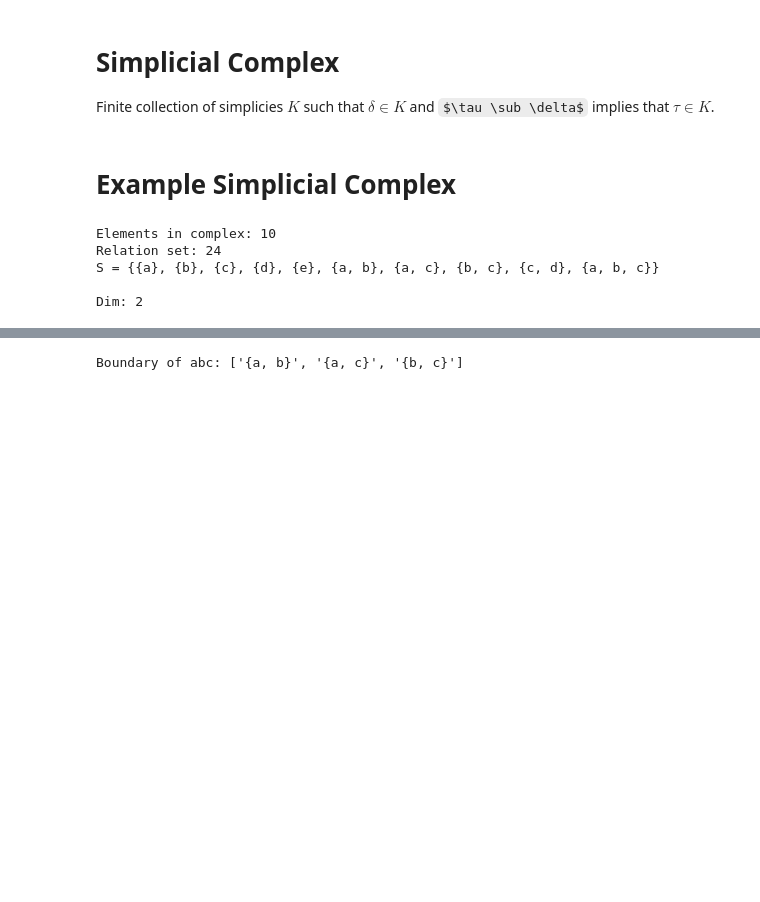
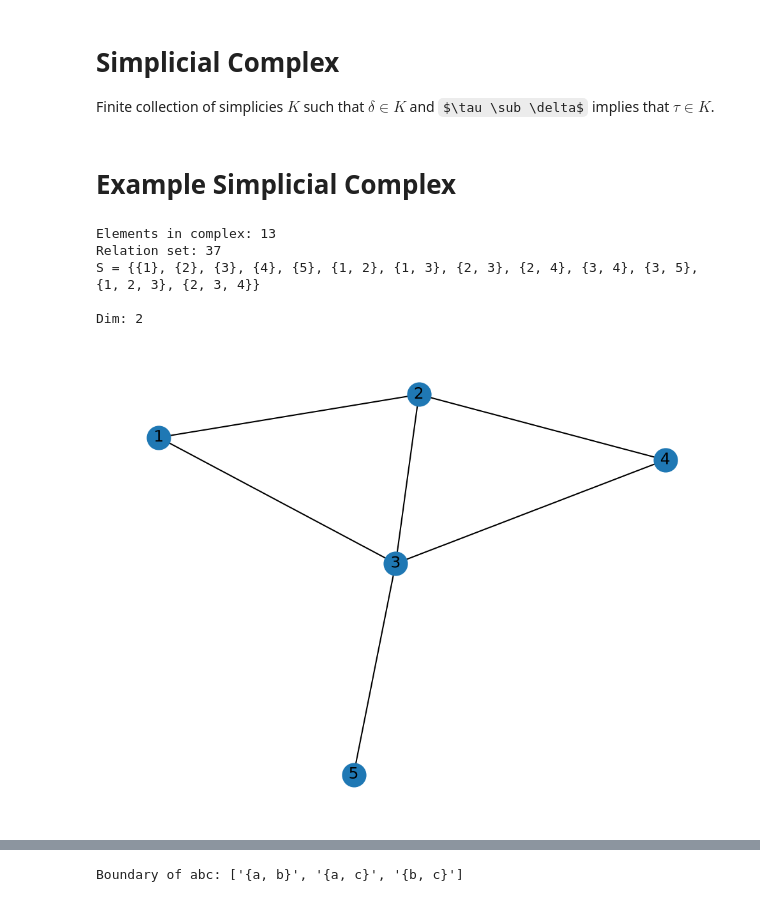
Before and after one commit to ryanj-0/simplicial_complex_proj, a Jupyter notebook: simplicial_complex.ipynb, the cells around one changed output, grey strips where cells are left out. Saved outputs shown, nothing was run; the diff lists cells and outputs as text; code cells hidden in the pictures; some formulas as TeX source; blank space fills up the shorter version.

```diff
--- a/simplicial_complex.ipynb
+++ b/simplicial_complex.ipynb
@@ -39,18 +39,18 @@ Finite collection of simplicies $K$ such that $\delta \in K$ and $\tau \sub \del
 # %% [markdown]
 # Example Simplicial Complex
 # %%
-# Simple (Complex with 2, 1, and 0-simplex)
-test_complex = SimplicialComplex([{"a","b","c"}, {"c","d"}, {"e"}])
-print(f"Elements in complex: {len(test_complex.S)}")
-print(f"Relation set: {len(test_complex.R)}")
-print(test_complex)
+# Two Triangles and a Tail
+two_triangles = SimplicialComplex([(1,2,3),(2,3,4),(3,5)])
+print(f"Elements in complex: {len(two_triangles.S)}")
+print(f"Relation set: {len(two_triangles.R)}")
+print(f"{two_triangles}\n")
 
-print("")
-
-print(f"Dim: {test_complex.dim()}")
+print(f"Dim: {two_triangles.dim()}\n")
+two_triangles.complex_graph()
 # %% [output]
-Elements in complex: 10
-Relation set: 24
-S = {{a}, {b}, {c}, {d}, {e}, {a, b}, {a, c}, {b, c}, {c, d}, {a, b, c}}
+Elements in complex: 13
+Relation set: 37
+S = {{1}, {2}, {3}, {4}, {5}, {1, 2}, {1, 3}, {2, 3}, {2, 4}, {3, 4}, {3, 5}, {1, 2, 3}, {2, 3, 4}}
 
 Dim: 2
+[figure, added]
```
Also changed, not shown: parts of 2 cells of this notebook.
